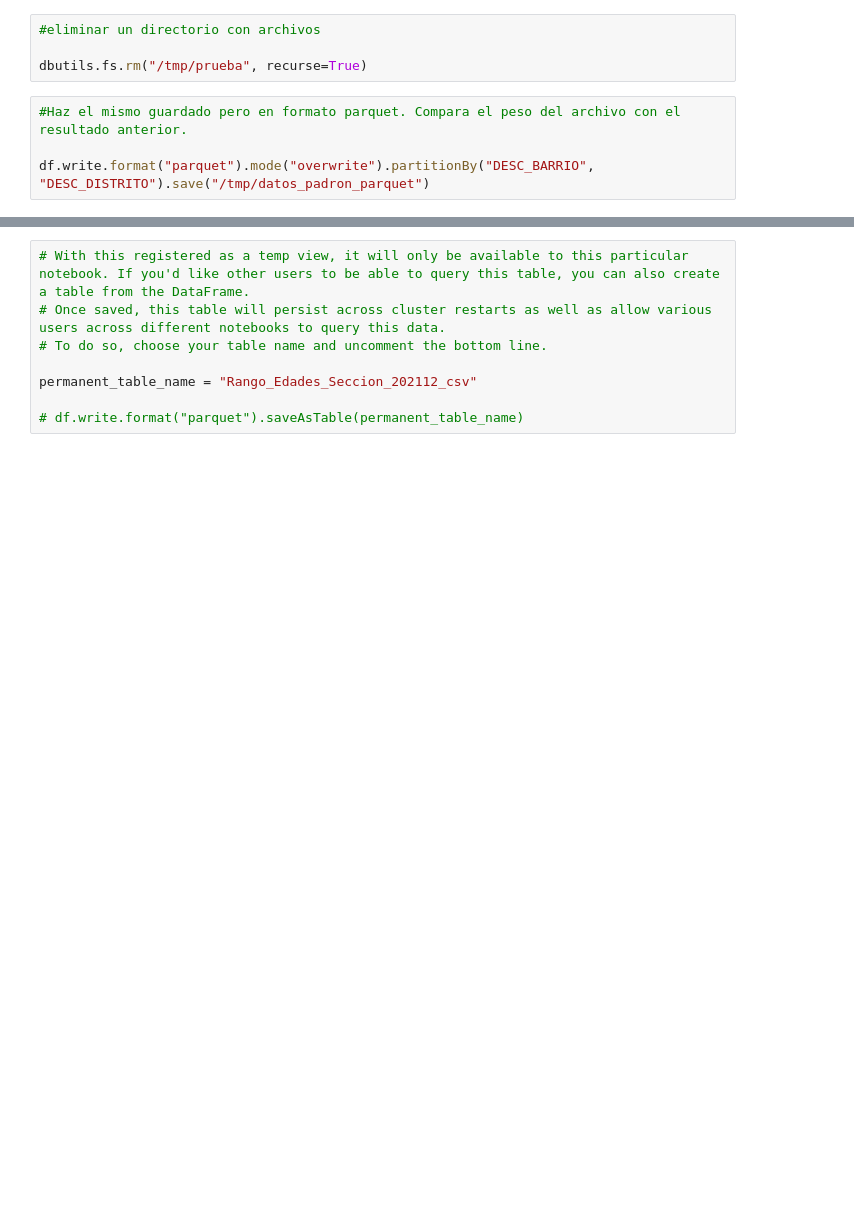
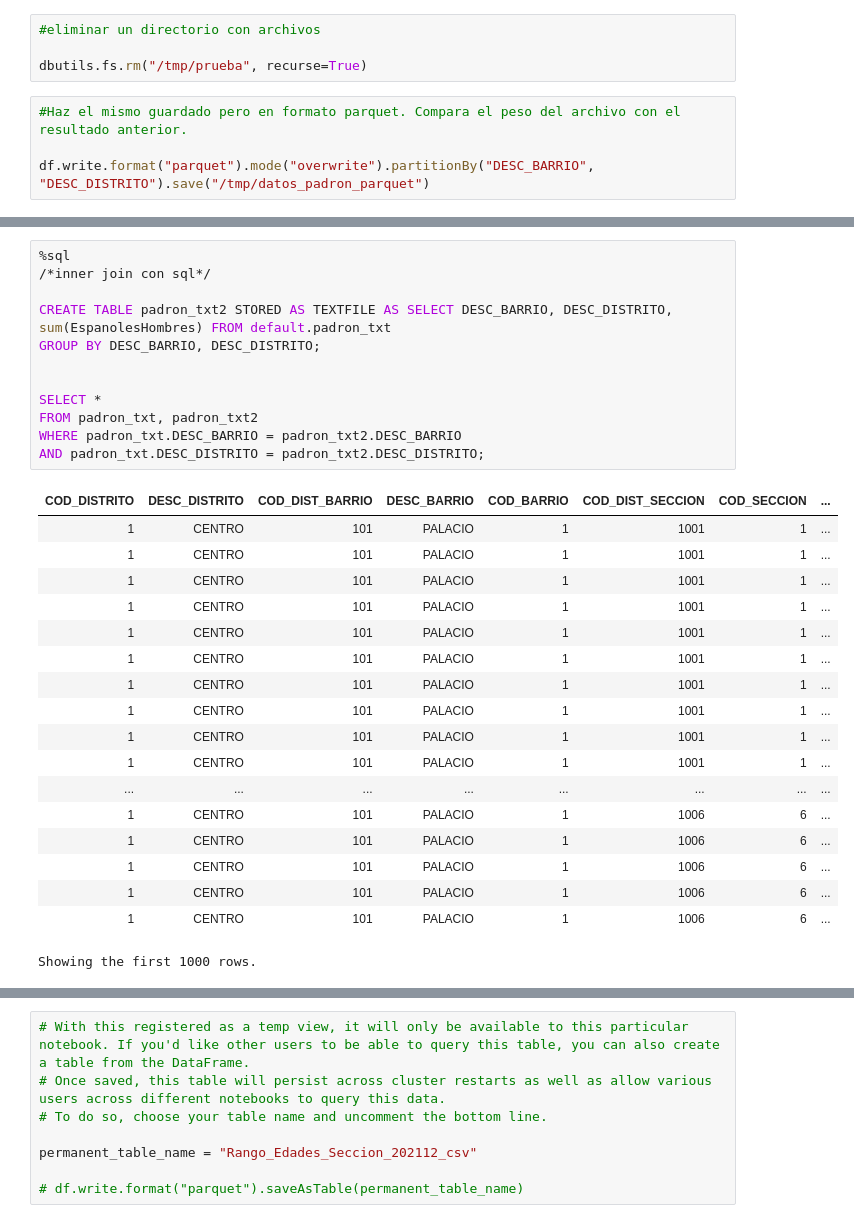
Before and after one commit to inakibosonit/formacion, a Jupyter notebook: practica_padron/ejercicios_spark.ipynb, the cells around one changed output, grey strips where cells are left out. Drawn from its saved outputs; the diff is of its cells as text; blank space fills up the shorter version.

```diff
--- a/practica_padron/ejercicios_spark.ipynb
+++ b/practica_padron/ejercicios_spark.ipynb
@@ -308,0 +528,31 @@ dbfs:/datos_padron/DESC_DISTRITO=CARABANCHEL/DESC_BARRIO=ABRANTES/part-00002-tid
+# %%
+%sql
+/*inner join con sql*/
+
+CREATE TABLE padron_txt2 STORED AS TEXTFILE AS SELECT DESC_BARRIO, DESC_DISTRITO, sum(EspanolesHombres) FROM default.padron_txt
+GROUP BY DESC_BARRIO, DESC_DISTRITO;
+
+
+SELECT *
+FROM padron_txt, padron_txt2
+WHERE padron_txt.DESC_BARRIO = padron_txt2.DESC_BARRIO
+AND padron_txt.DESC_DISTRITO = padron_txt2.DESC_DISTRITO;
+# %% [output]
+| COD_DISTRITO | DESC_DISTRITO | COD_DIST_BARRIO | DESC_BARRIO | COD_BARRIO | COD_DIST_SECCION | COD_SECCION | ... |
+| 1 | CENTRO | 101 | PALACIO | 1 | 1001 | 1 | ... |
+| 1 | CENTRO | 101 | PALACIO | 1 | 1001 | 1 | ... |
+| 1 | CENTRO | 101 | PALACIO | 1 | 1001 | 1 | ... |
+| 1 | CENTRO | 101 | PALACIO | 1 | 1001 | 1 | ... |
+| 1 | CENTRO | 101 | PALACIO | 1 | 1001 | 1 | ... |
+| 1 | CENTRO | 101 | PALACIO | 1 | 1001 | 1 | ... |
+| 1 | CENTRO | 101 | PALACIO | 1 | 1001 | 1 | ... |
+| 1 | CENTRO | 101 | PALACIO | 1 | 1001 | 1 | ... |
+| 1 | CENTRO | 101 | PALACIO | 1 | 1001 | 1 | ... |
+| 1 | CENTRO | 101 | PALACIO | 1 | 1001 | 1 | ... |
+| ... | ... | ... | ... | ... | ... | ... | ... |
+| 1 | CENTRO | 101 | PALACIO | 1 | 1006 | 6 | ... |
+| 1 | CENTRO | 101 | PALACIO | 1 | 1006 | 6 | ... |
+| 1 | CENTRO | 101 | PALACIO | 1 | 1006 | 6 | ... |
+| 1 | CENTRO | 101 | PALACIO | 1 | 1006 | 6 | ... |
+| 1 | CENTRO | 101 | PALACIO | 1 | 1006 | 6 | ... |
+Showing the first 1000 rows.
```
Also changed, not shown: parts of 17 cells of this notebook.
